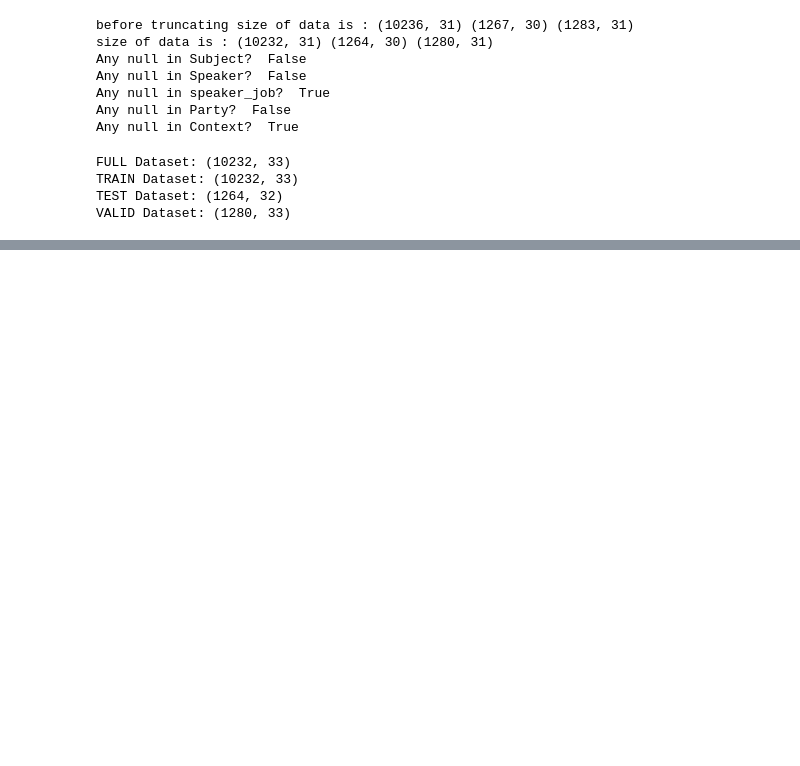
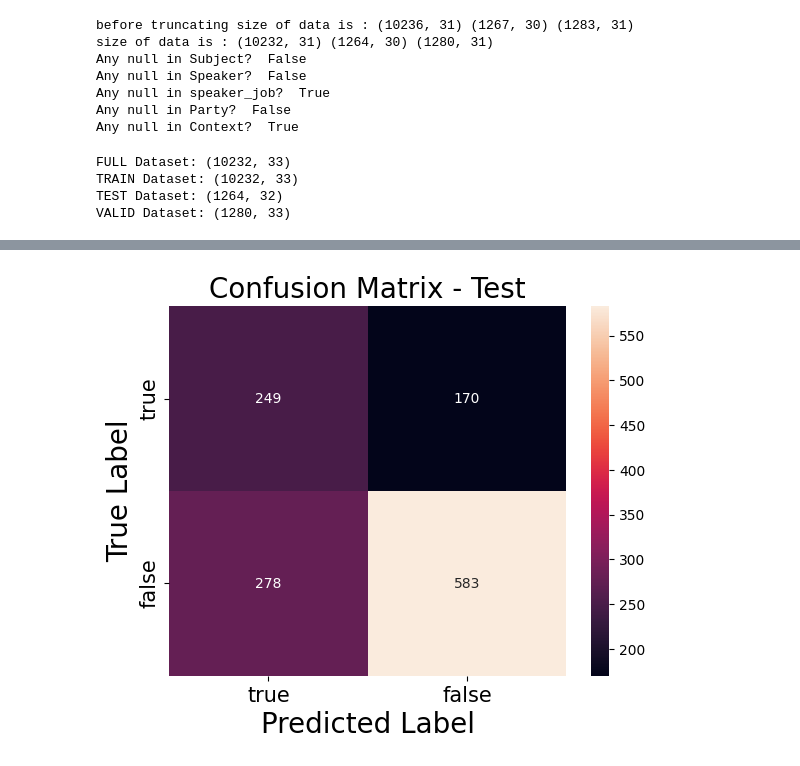
Before and after one commit to HullRyan/ITCS-5122-BERT-Sentimental-LIAR, a Jupyter notebook: BERT-CNN-Sentimental-Liar.ipynb, the cells around one changed output, grey strips where cells are left out. Saved outputs shown, nothing was run; the diff lists cells and outputs as text; code cells hidden in the pictures; blank space fills up the shorter version.

```diff
--- a/BERT-CNN-Sentimental-Liar.ipynb
+++ b/BERT-CNN-Sentimental-Liar.ipynb
@@ -424,0 +429,19 @@ Epoch:  1, F1 Score on Validation Data (Macro) = 0.6167384049665088
+# %%
+from sklearn.metrics import confusion_matrix
+import seaborn as sns
+
+cm = confusion_matrix(np.array(targets).argmax(axis=1), outputs.argmax(axis=1))
+ax = plt.subplot()
+sns.heatmap(cm, annot=True, ax = ax, fmt = 'g'); #annot=True to annotate cells
+# labels, title and ticks
+ax.set_title('Confusion Matrix - Test', fontsize=20)
+ax.set_xlabel('Predicted Label', fontsize=20)
+ax.xaxis.set_label_position('bottom')
+ax.xaxis.set_ticklabels(['true', 'false'], fontsize = 15)
+ax.xaxis.tick_bottom()
+
+ax.set_ylabel('True Label', fontsize=20)
+ax.yaxis.set_ticklabels(['true', 'false'], fontsize = 15)
+plt.show()
+# %% [output]
+[figure, added]
```
Also changed, not shown: parts of 5 cells of this notebook, 2 other files.
